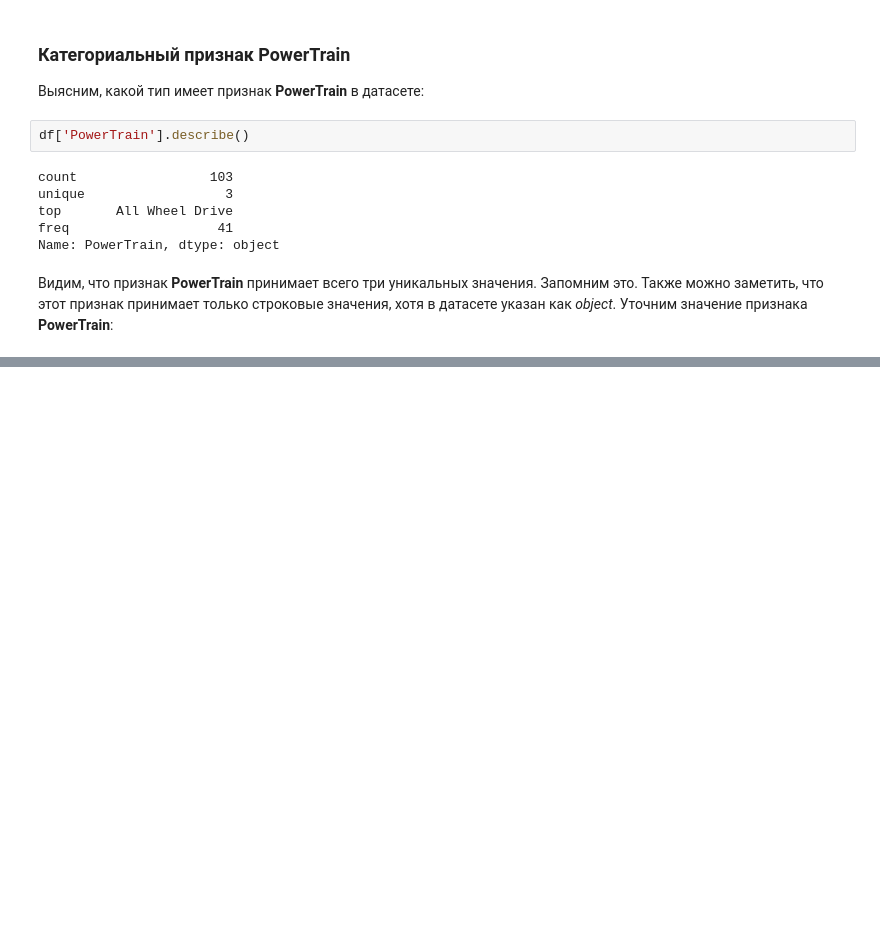
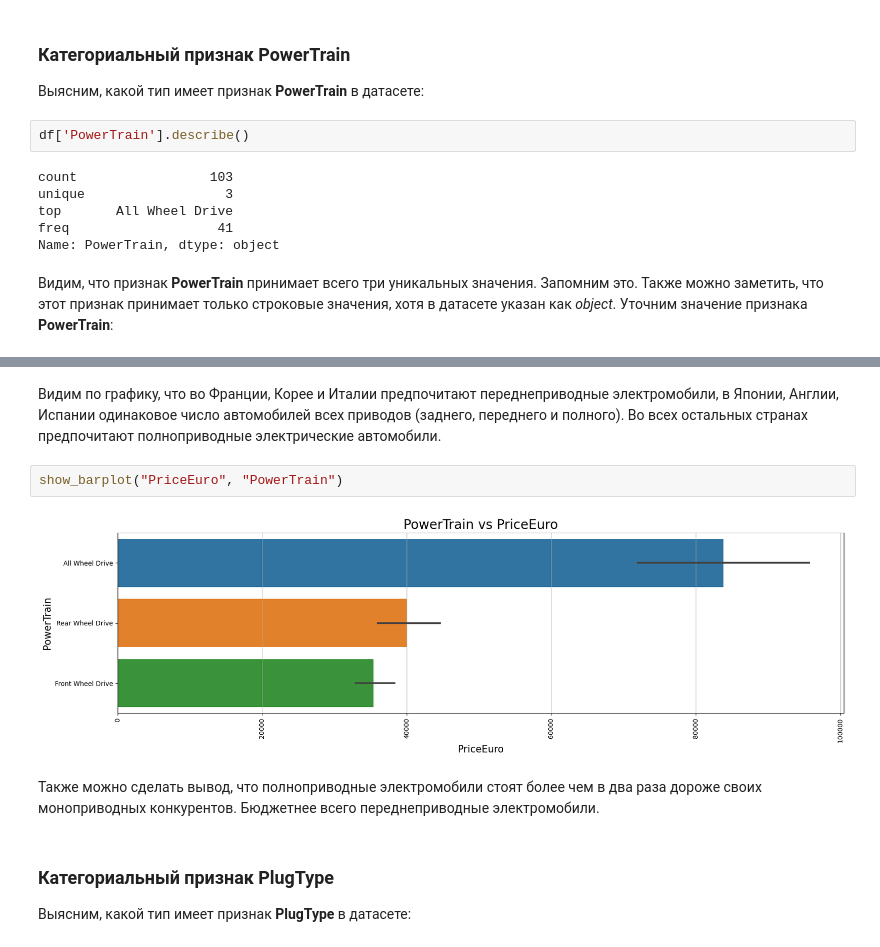
Before and after one commit to daniil-steperev/-SPBU-Machine-Learning-Homework, a Jupyter notebook: [Task1] LinearRegression/LinearRegression.ipynb, the cells around one changed output, grey strips where cells are left out. Cells and saved outputs as stored; diff of their text form; blank space fills up the shorter version.

```diff
--- a/[Task1] LinearRegression/LinearRegression.ipynb
+++ b/[Task1] LinearRegression/LinearRegression.ipynb
@@ -565,0 +608,12 @@ plt.plot(df['PowerTrain'].value_counts())
+# %% [markdown]
+Видим по графику, что во Франции, Корее и Италии предпочитают переднеприводные электромобили, в Японии, Англии, Испании одинаковое число автомобилей всех приводов (заднего, переднего и полного). Во всех остальных странах предпочитают полноприводные электрические автомобили.
+# %%
+show_barplot("PriceEuro", "PowerTrain")
+# %% [output]
+[figure, added]
+# %% [markdown]
+Также можно сделать вывод, что полноприводные электромобили стоят более чем в два раза дороже своих моноприводных конкурентов. Бюджетнее всего переднеприводные электромобили.
+# %% [markdown]
+### Категориальный признак PlugType
+
+Выясним, какой тип имеет признак **PlugType** в датасете:
```
Also changed, not shown: parts of 40 cells of this notebook.
